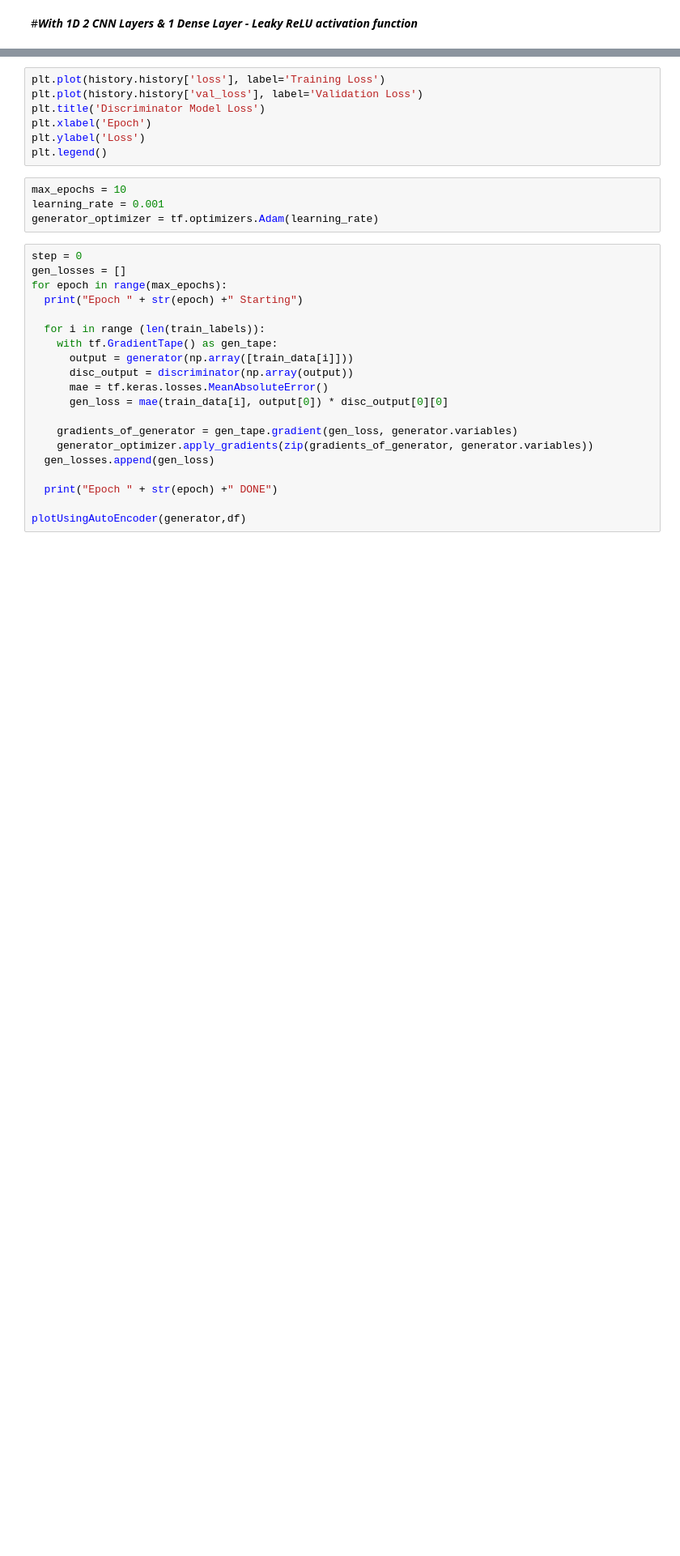
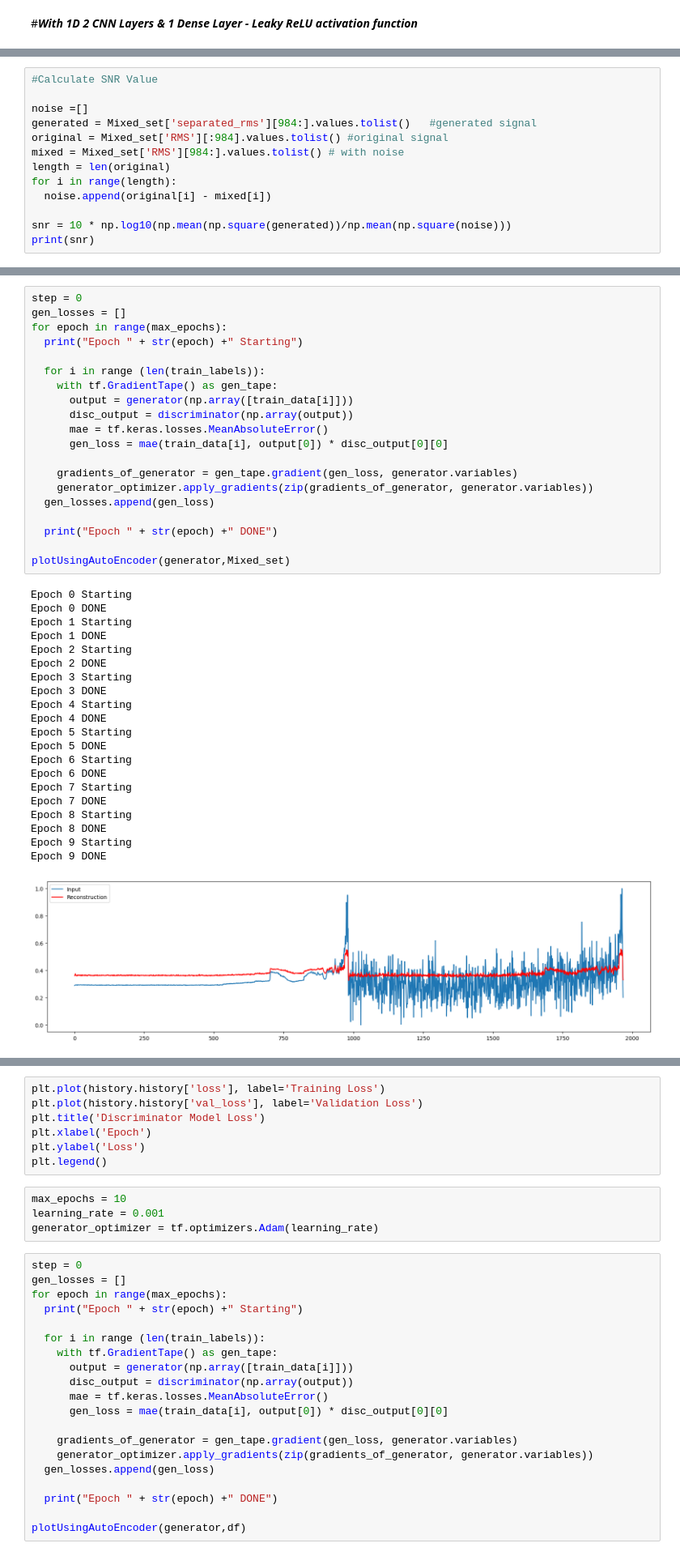
Before and after one commit to ImajiPietersz/FYP, a Jupyter notebook: GAN_Experiment_Combine_NASA_Data_Set.ipynb, the cells around one changed output, grey strips where cells are left out. Shown at 81% size. Cells and saved outputs as stored; diff of their text form; blank space fills up the shorter version.

```diff
--- a/GAN_Experiment_Combine_NASA_Data_Set.ipynb
+++ b/GAN_Experiment_Combine_NASA_Data_Set.ipynb
@@ -478,0 +879,13 @@ history = discriminator.fit(train_data, train_labels, epochs=300, validation_dat
+# %%
+#Calculate SNR Value
+
+noise =[]
+generated = Mixed_set['separated_rms'][984:].values.tolist()   #generated signal
+original = Mixed_set['RMS'][:984].values.tolist() #original signal
+mixed = Mixed_set['RMS'][984:].values.tolist() # with noise
+length = len(original)
+for i in range(length):
+  noise.append(original[i] - mixed[i])
+
+snr = 10 * np.log10(np.mean(np.square(generated))/np.mean(np.square(noise)))
+print(snr)
@@ -478,0 +985,42 @@ history = discriminator.fit(train_data, train_labels, epochs=300, validation_dat
+# %%
+step = 0
+gen_losses = []
+for epoch in range(max_epochs):
+  print("Epoch " + str(epoch) +" Starting")
+
+  for i in range (len(train_labels)):
+    with tf.GradientTape() as gen_tape:
+      output = generator(np.array([train_data[i]]))
+      disc_output = discriminator(np.array(output))
+      mae = tf.keras.losses.MeanAbsoluteError()
+      gen_loss = mae(train_data[i], output[0]) * disc_output[0][0]
+
+    gradients_of_generator = gen_tape.gradient(gen_loss, generator.variables)
+    generator_optimizer.apply_gradients(zip(gradients_of_generator, generator.variables))
+  gen_losses.append(gen_loss)
+
+  print("Epoch " + str(epoch) +" DONE")
+
+plotUsingAutoEncoder(generator,Mixed_set)
+# %% [output]
+Epoch 0 Starting
+Epoch 0 DONE
+Epoch 1 Starting
+Epoch 1 DONE
+Epoch 2 Starting
+Epoch 2 DONE
+Epoch 3 Starting
+Epoch 3 DONE
+Epoch 4 Starting
+Epoch 4 DONE
+Epoch 5 Starting
+Epoch 5 DONE
+Epoch 6 Starting
+Epoch 6 DONE
+Epoch 7 Starting
+Epoch 7 DONE
+Epoch 8 Starting
+Epoch 8 DONE
+Epoch 9 Starting
+Epoch 9 DONE
+[figure, added]
```
Also changed, not shown: parts of 134 cells of this notebook.
